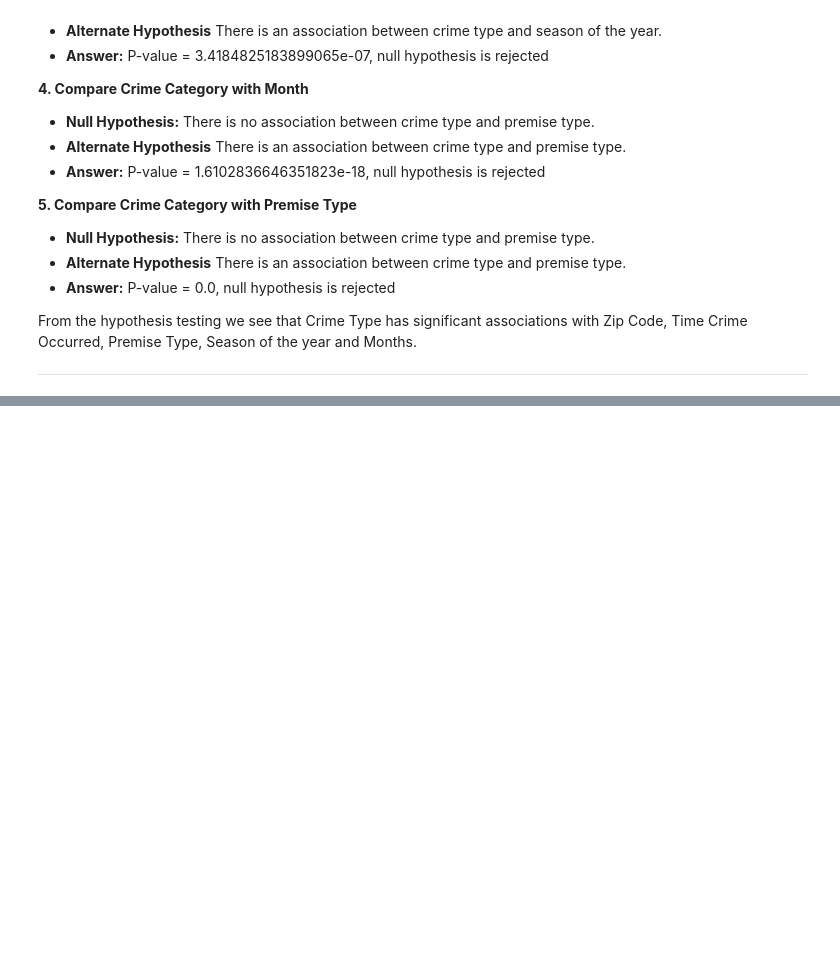
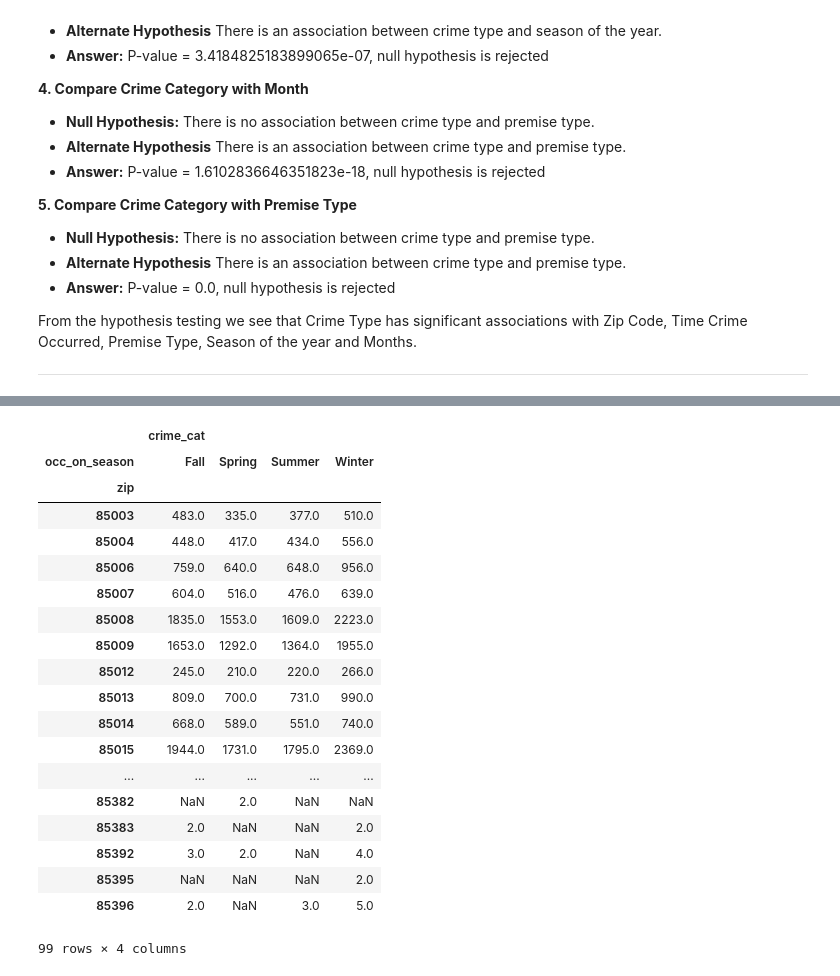
Before and after one commit to jpeterson28/DSCT_Capstone1, a Jupyter notebook: Code.ipynb, the cells around one changed output, grey strips where cells are left out. Cells and saved outputs as stored; diff of their text form; code cells hidden in the pictures; blank space fills up the shorter version.

```diff
--- a/Code.ipynb
+++ b/Code.ipynb
@@ -730,0 +770,25 @@ From the hypothesis testing we see that Crime Type has significant associations
+# %%
+# total number of crimes by zip and season
+zip_season_feat = feat_eng.groupby(['zip', 'occ_on_season'])[['crime_cat']].count().unstack()
+zip_season_feat
+# %% [output]
+|  | crime_cat |  |  |  |
+| occ_on_season | Fall | Spring | Summer | Winter |
+| zip |  |  |  |  |
+| 85003 | 483.0 | 335.0 | 377.0 | 510.0 |
+| 85004 | 448.0 | 417.0 | 434.0 | 556.0 |
+| 85006 | 759.0 | 640.0 | 648.0 | 956.0 |
+| 85007 | 604.0 | 516.0 | 476.0 | 639.0 |
+| 85008 | 1835.0 | 1553.0 | 1609.0 | 2223.0 |
+| 85009 | 1653.0 | 1292.0 | 1364.0 | 1955.0 |
+| 85012 | 245.0 | 210.0 | 220.0 | 266.0 |
+| 85013 | 809.0 | 700.0 | 731.0 | 990.0 |
+| 85014 | 668.0 | 589.0 | 551.0 | 740.0 |
+| 85015 | 1944.0 | 1731.0 | 1795.0 | 2369.0 |
+| ... | ... | ... | ... | ... |
+| 85382 | NaN | 2.0 | NaN | NaN |
+| 85383 | 2.0 | NaN | NaN | 2.0 |
+| 85392 | 3.0 | 2.0 | NaN | 4.0 |
+| 85395 | NaN | NaN | NaN | 2.0 |
+| 85396 | 2.0 | NaN | 3.0 | 5.0 |
+99 rows × 4 columns
```
Also changed, not shown: parts of 19 cells of this notebook.
